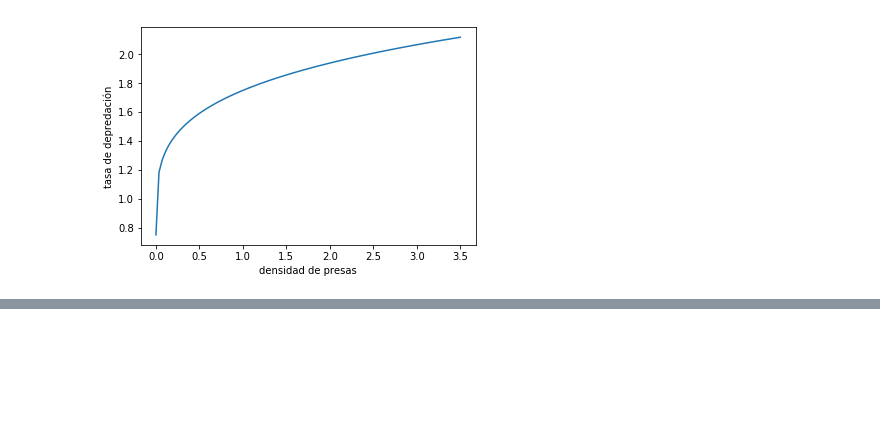
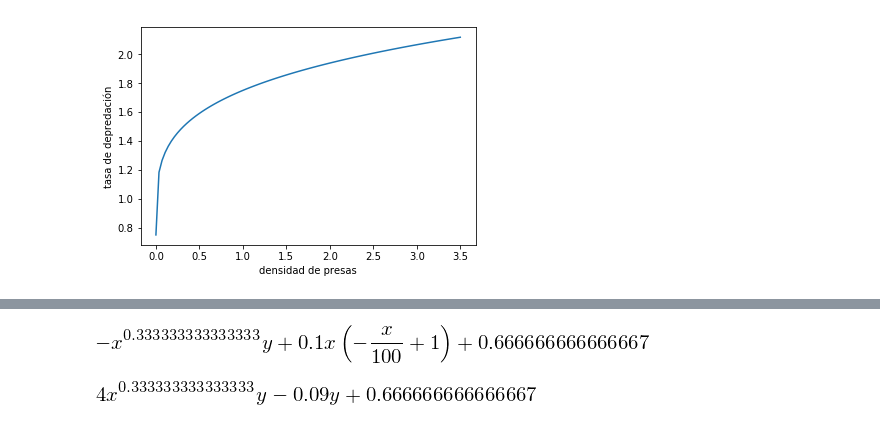
Before and after one commit to rgarcia-herrera/sistemas-dinamicos, a Jupyter notebook: Rosenzweig-MacArthur.ipynb, the cells around one changed output, grey strips where cells are left out. Cells and saved outputs as stored; diff of their text form; code cells hidden in the pictures; blank space fills up the shorter version.

```diff
--- a/Rosenzweig-MacArthur.ipynb
+++ b/Rosenzweig-MacArthur.ipynb
@@ -144,0 +139,20 @@ fig = plt.plot(presas, depredaciones)
+# %%
+# coeficientes de la presa
+r = 0.1  # tasa de reproducción, eficiencia de recursos
+K = 100  # capacidad de carga
+
+# coeficientes del depredador
+#a = 2  # tiempo para encontrar presas
+#b = 1   # tiempo para consumirlas
+e = 0.09  # tasa de mortalidad
+c = 3  # saturación
+# %%
+f = r*x*(1-x/K) - y * x**(1/c)+(1-1/c)
+f
+# %% [output]
+[figure, added]
+# %%
+g = -e*y + (k * y) * x**(1/c)+(1-1/c)
+g
+# %% [output]
+[figure, added]
```
Also changed, not shown: parts of 17 cells of this notebook.
